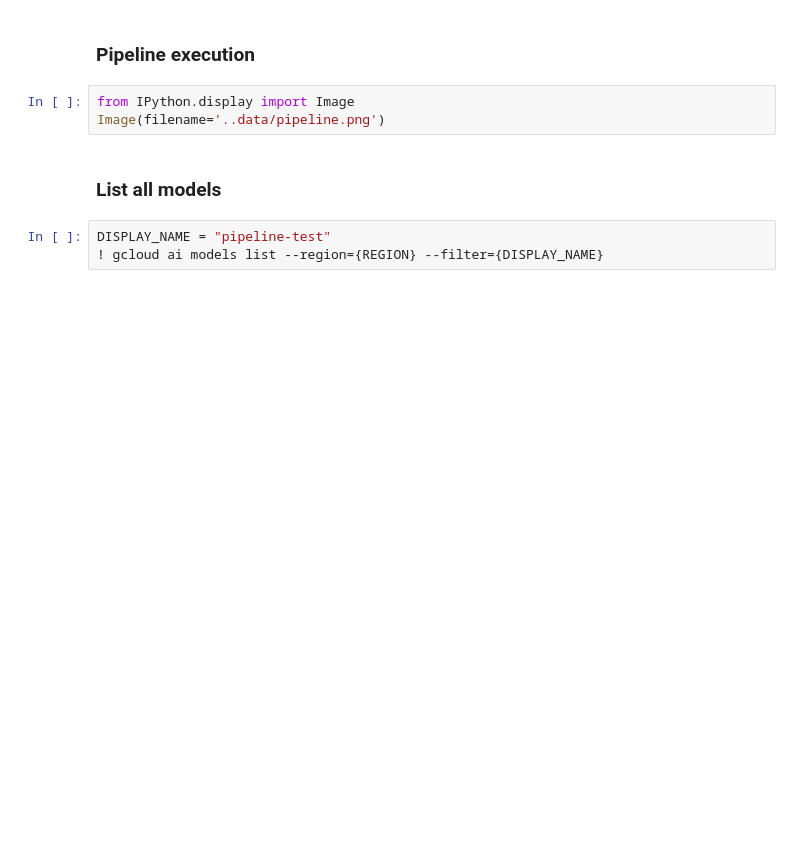
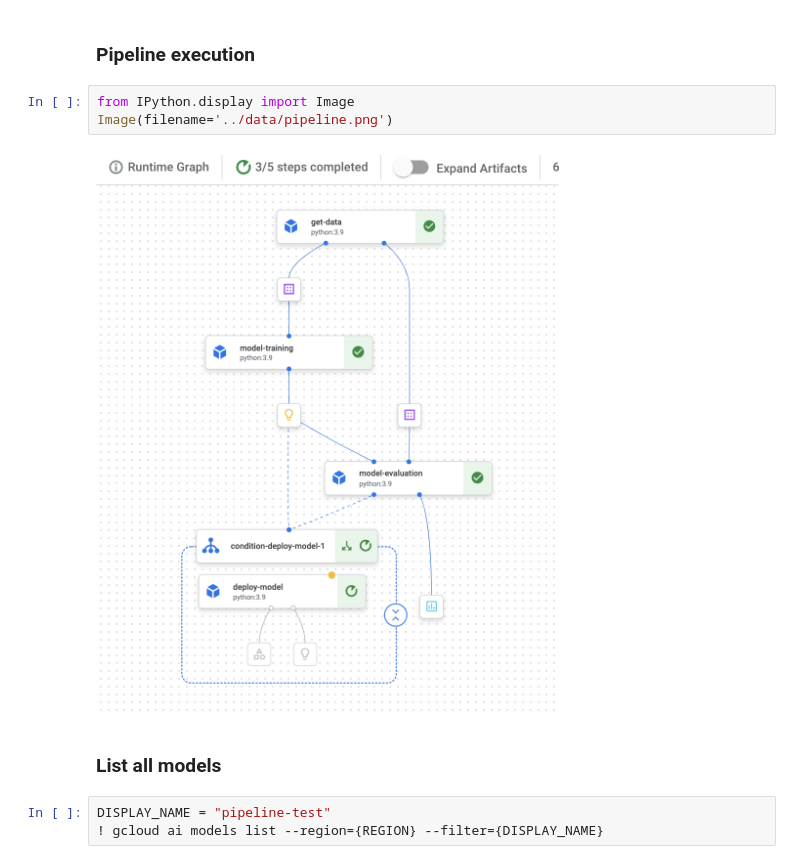
Before and after one commit to anisszakari/vertex_ai_end_to_end, a Jupyter notebook: code/vertex_deploy.ipynb, the cells around one changed output. Cells and saved outputs as stored; diff of their text form; blank space fills up the shorter version.

```diff
--- a/code/vertex_deploy.ipynb
+++ b/code/vertex_deploy.ipynb
@@ -361,7 +360,9 @@ PipelineState.PIPELINE_STATE_RUNNING
 ### Pipeline execution
 # %%
 from IPython.display import Image
-Image(filename='..data/pipeline.png')
+Image(filename='../data/pipeline.png')
+# %% [output]
+[figure, added]
 # %% [markdown]
 ### List all models
 # %%
```
Also changed, not shown: parts of 4 cells of this notebook.
